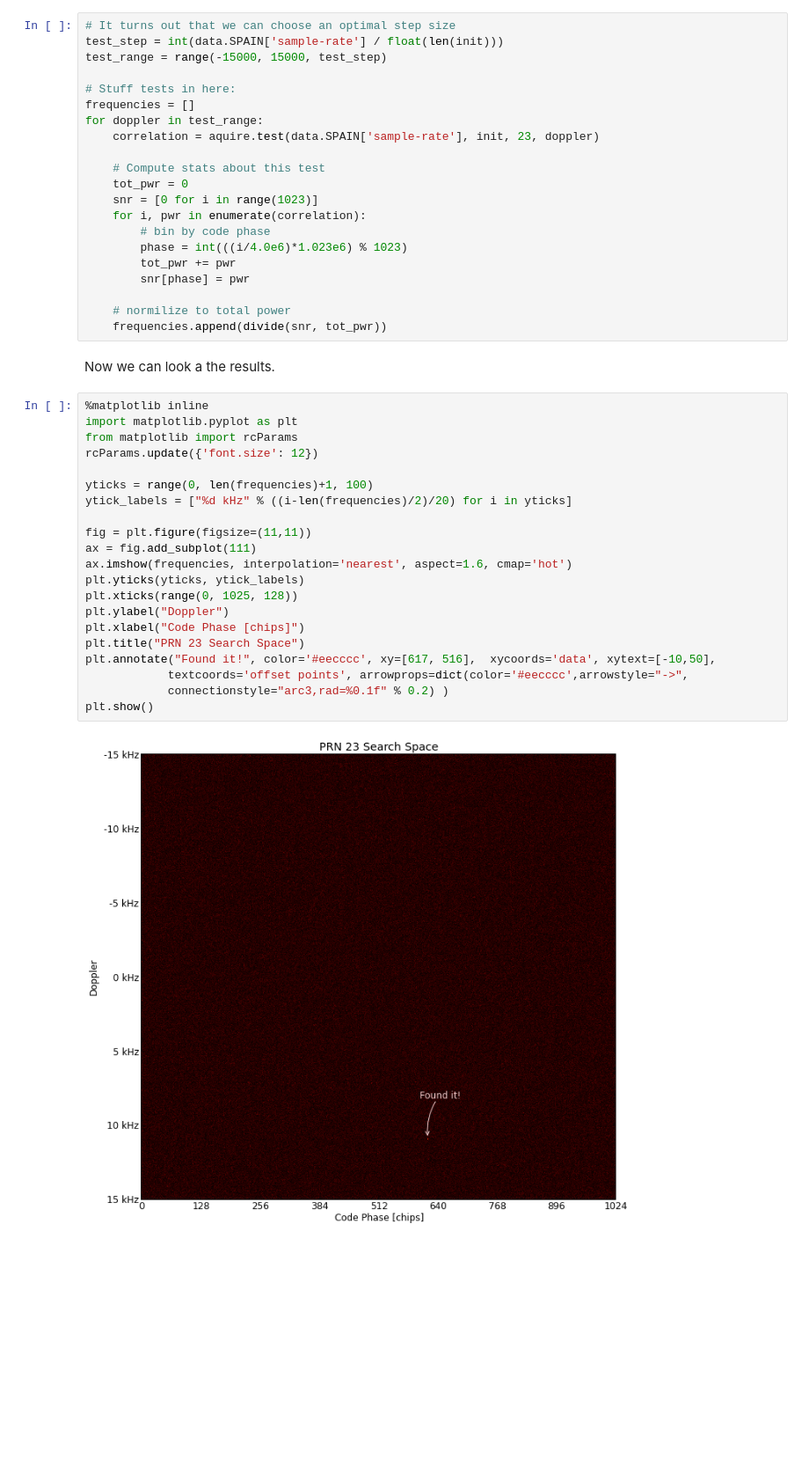
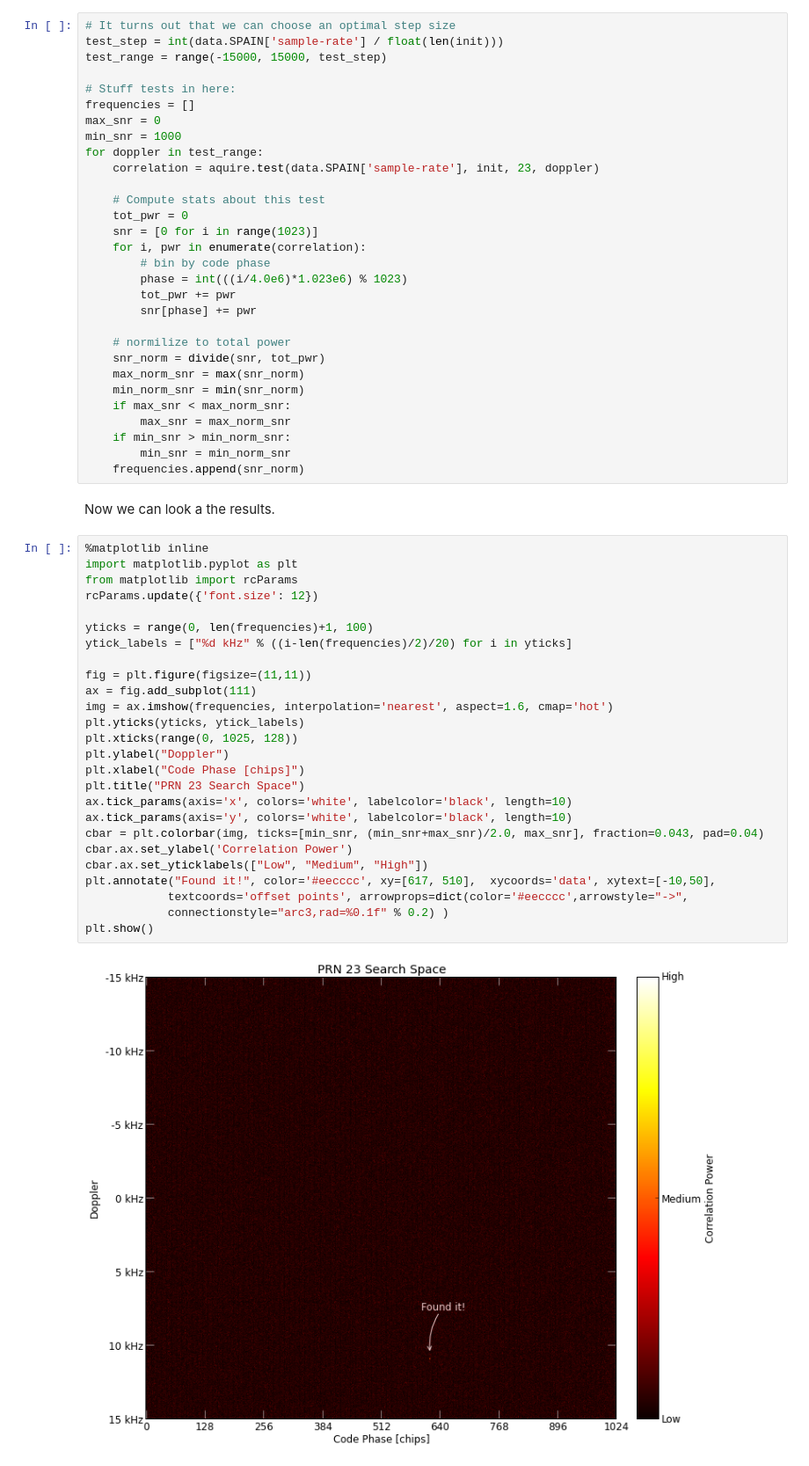
Before and after one commit to natronics/gps, a Jupyter notebook: notebooks/cross-correlation.ipynb, the cells around one changed output. Shown at 88% size. Cells and saved outputs as stored; diff of their text form; blank space fills up the shorter version.

Commit message:
fix incorrect phase bins, clean up cross correlation graph and zoom in detail.

```diff
--- a/notebooks/cross-correlation.ipynb
+++ b/notebooks/cross-correlation.ipynb
@@ -24,6 +24,8 @@ test_range = range(-15000, 15000, test_step)
 
 # Stuff tests in here:
 frequencies = []
+max_snr = 0
+min_snr = 1000
 for doppler in test_range:
     correlation = aquire.test(data.SPAIN['sample-rate'], init, 23, doppler)
 
@@ -34,32 +36,44 @@ for doppler in test_range:
         # bin by code phase
         phase = int(((i/4.0e6)*1.023e6) % 1023)
         tot_pwr += pwr
-        snr[phase] = pwr
+        snr[phase] += pwr
 
     # normilize to total power
-    frequencies.append(divide(snr, tot_pwr))
+    snr_norm = divide(snr, tot_pwr)
+    max_norm_snr = max(snr_norm)
+    min_norm_snr = min(snr_norm)
+    if max_snr < max_norm_snr:
+        max_snr = max_norm_snr
+    if min_snr > min_norm_snr:
+        min_snr = min_norm_snr
+    frequencies.append(snr_norm)
 # %% [markdown]
 Now we can look a the results.
 # %%
 %matplotlib inline
 import matplotlib.pyplot as plt
 from matplotlib import rcParams
 rcParams.update({'font.size': 12})
 
 yticks = range(0, len(frequencies)+1, 100)
 ytick_labels = ["%d kHz" % ((i-len(frequencies)/2)/20) for i in yticks]
 
 fig = plt.figure(figsize=(11,11))
 ax = fig.add_subplot(111)
-ax.imshow(frequencies, interpolation='nearest', aspect=1.6, cmap='hot')
+img = ax.imshow(frequencies, interpolation='nearest', aspect=1.6, cmap='hot')
 plt.yticks(yticks, ytick_labels)
 plt.xticks(range(0, 1025, 128))
 plt.ylabel("Doppler")
 plt.xlabel("Code Phase [chips]")
 plt.title("PRN 23 Search Space")
-plt.annotate("Found it!", color='#eecccc', xy=[617, 516],  xycoords='data', xytext=[-10,50],
+ax.tick_params(axis='x', colors='white', labelcolor='black', length=10)
+ax.tick_params(axis='y', colors='white', labelcolor='black', length=10)
+cbar = plt.colorbar(img, ticks=[min_snr, (min_snr+max_snr)/2.0, max_snr], fraction=0.043, pad=0.04)
+cbar.ax.set_ylabel('Correlation Power')
+cbar.ax.set_yticklabels(["Low", "Medium", "High"])
+plt.annotate("Found it!", color='#eecccc', xy=[617, 510],  xycoords='data', xytext=[-10,50],
             textcoords='offset points', arrowprops=dict(color='#eecccc',arrowstyle="->",
             connectionstyle="arc3,rad=%0.1f" % 0.2) )
 plt.show()
 # %% [output]
-[figure, old version]
+[figure, new version]
```
Also changed, not shown: parts of 4 cells of this notebook.
